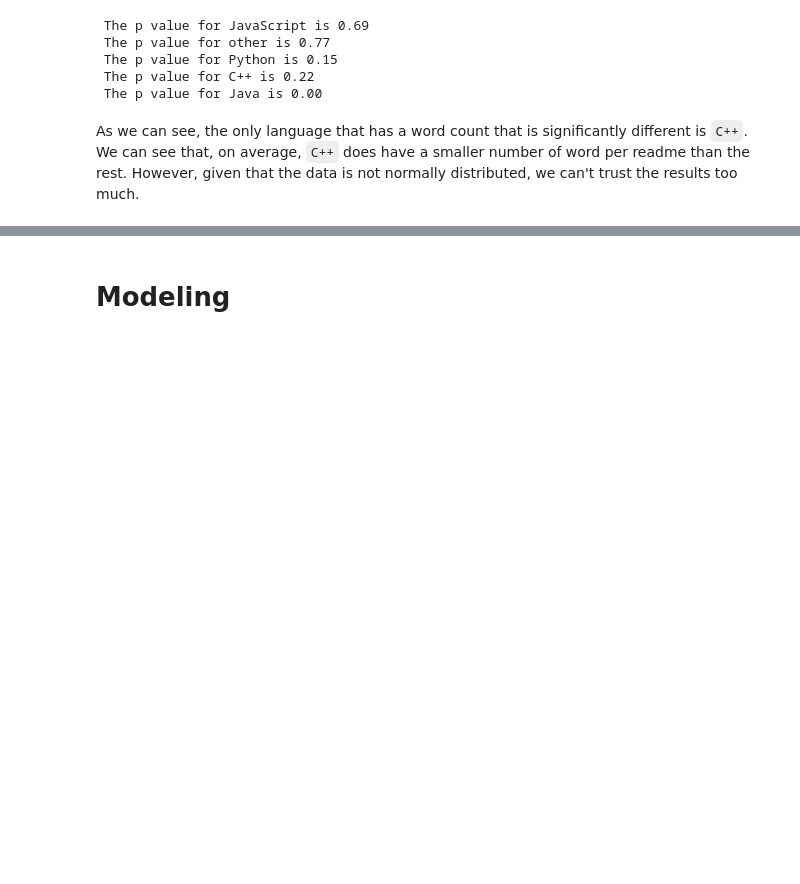
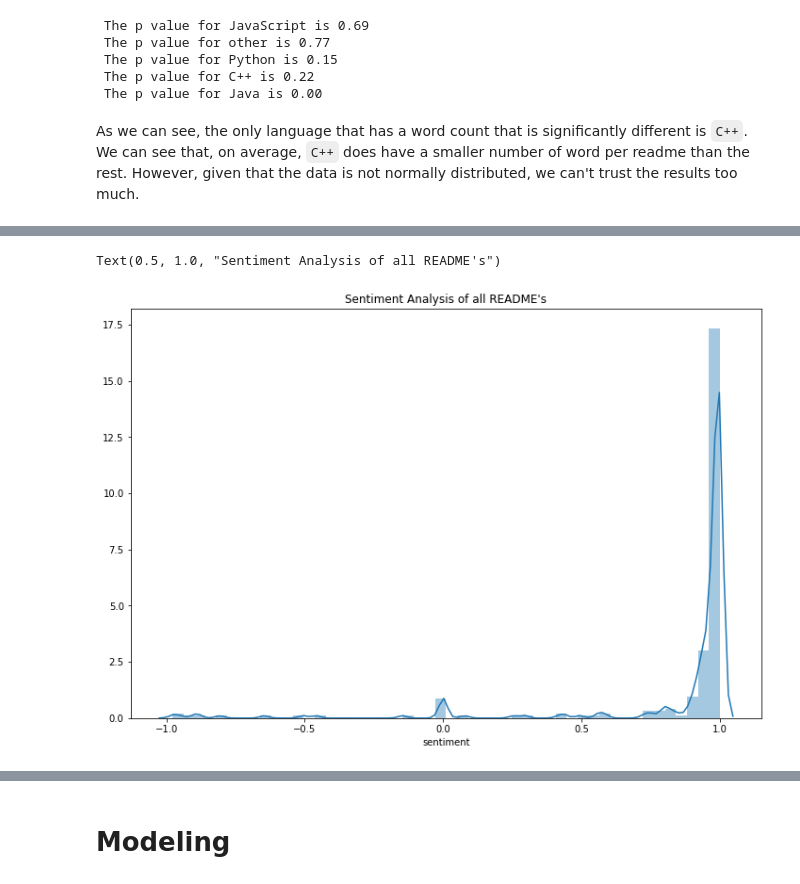
Before and after one commit to nlp-github-project/nlp-github-project, a Jupyter notebook: project_notebook.ipynb, the cells around one changed output, grey strips where cells are left out. Saved outputs shown, nothing was run; the diff lists cells and outputs as text; code cells hidden in the pictures; blank space fills up the shorter version.

```diff
--- a/project_notebook.ipynb
+++ b/project_notebook.ipynb
@@ -434,0 +441,7 @@ As we can see, the only language that has a word count that is significantly dif
+# %%
+plt.figure(figsize=(12, 8))
+sns.distplot(df.sentiment)
+plt.title("Sentiment Analysis of all README's")
+# %% [output]
+Text(0.5, 1.0, "Sentiment Analysis of all README's")
+[figure, added]
```
Also changed, not shown: parts of 23 cells of this notebook.
